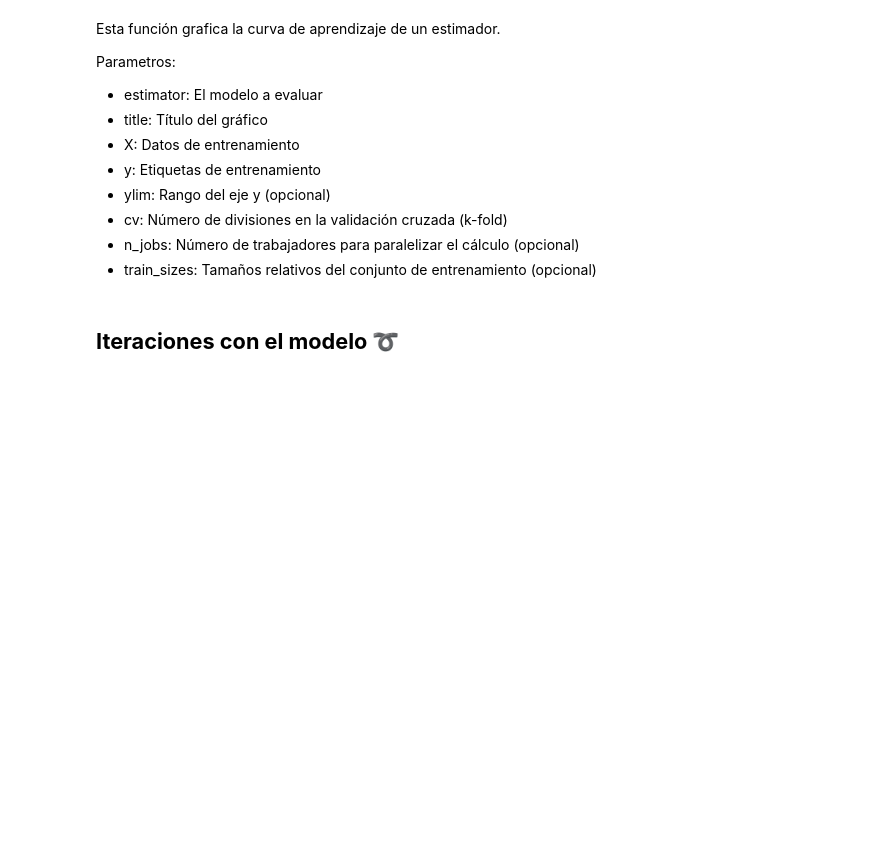
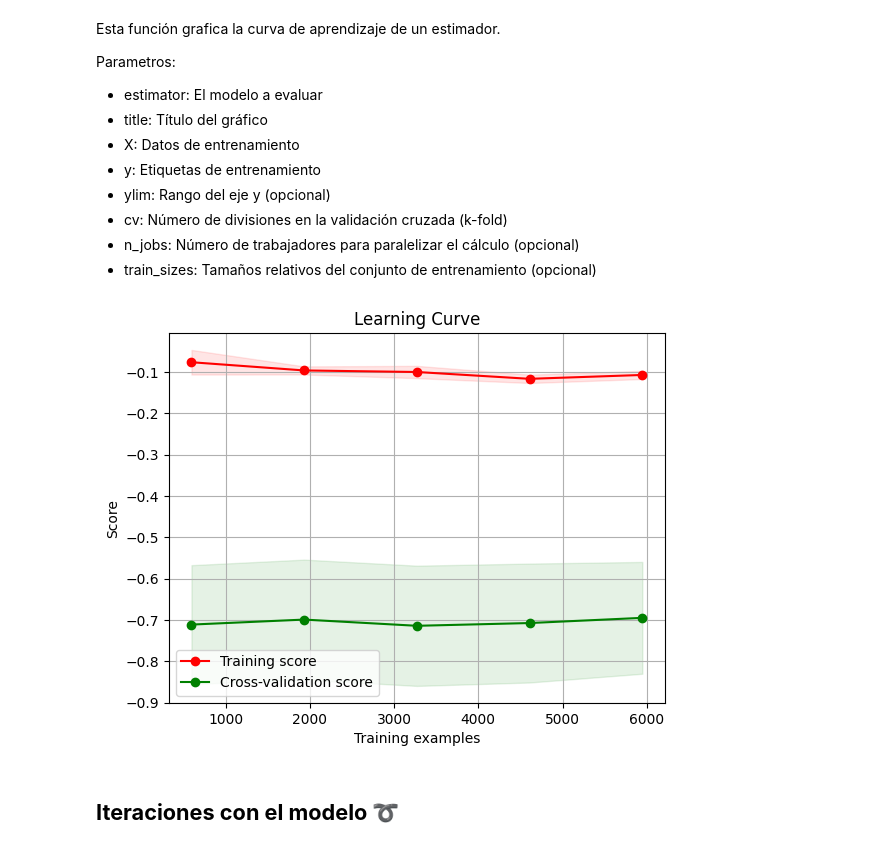
Before and after one commit to C0SS10/AI4ENG, a Jupyter notebook: 03 - Modelos-e-iteraciones.ipynb, the cells around one changed output. Cells and saved outputs as stored; diff of their text form; code cells hidden in the pictures; blank space fills up the shorter version.

```diff
--- a/03 - Modelos-e-iteraciones.ipynb
+++ b/03 - Modelos-e-iteraciones.ipynb
@@ -483,7 +479,7 @@ grid_search = GridSearchCV(
     forest_reg,  # El modelo a utilizar
     param_grid,  # La cuadrícula de parámetros a probar
     cv=5,  # Número de divisiones en la validación cruzada (k-fold)
-    scoring='neg_mean_squared_error',  # Métrica a optimizar
+    scoring='neg_root_mean_squared_error',  # Métrica a optimizar
     return_train_score=True  # Devolver puntajes de entrenamiento además de puntajes de prueba
 )
 
@@ -491,7 +487,7 @@ grid_search = GridSearchCV(
 grid_search.fit(x_train.values, y_train.values)
 
 # Mostrar los resultados del GridSearchCV
-print(grid_search)
+grid_search
 # %% [output]
 GridSearchCV(cv=5, estimator=RandomForestRegressor(random_state=42),
              param_grid=[{'max_features': [2, 4, 6, 8],
@@ -524,7 +523,7 @@ Parametros:
 # %%
 # Función para graficar la curva de aprendizaje
 def plot_learning_curve(estimator, title, X, y, ylim=None, cv=None,
-                        n_jobs=None, train_sizes=np.linspace(.1, 1.0, 5)):
+                        n_jobs=8, train_sizes=np.linspace(.1, 1.0, 5)):
 
     plt.figure()
     plt.title(title)
@@ -537,33 +536,35 @@ def plot_learning_curve(estimator, title, X, y, ylim=None, cv=None,
     train_sizes, train_scores, test_scores = learning_curve(
         estimator, X, y, cv=cv, n_jobs=n_jobs, train_sizes=train_sizes, scoring='neg_mean_squared_error')
 
     # Calcular medias y desviaciones estándar de los puntajes
     train_scores_mean = np.mean(train_scores, axis=1)
     train_scores_std = np.std(train_scores, axis=1)
     test_scores_mean = np.mean(test_scores, axis=1)
     test_scores_std = np.std(test_scores, axis=1)
 
     plt.grid()
 
     # Rellenar áreas entre las medias y desviaciones estándar
     plt.fill_between(train_sizes, train_scores_mean - train_scores_std,
                      train_scores_mean + train_scores_std, alpha=0.1,
                      color="r")
     plt.fill_between(train_sizes, test_scores_mean - test_scores_std,
                      test_scores_mean + test_scores_std, alpha=0.1, color="g")
 
     # Graficar puntajes medios
     plt.plot(train_sizes, train_scores_mean, 'o-', color="r",
              label="Training score")
     plt.plot(train_sizes, test_scores_mean, 'o-', color="g",
              label="Cross-validation score")
 
     plt.legend(loc="best")
     return plt
 
 # Graficar la curva de aprendizaje
 plot_learning_curve(best_model, "Learning Curve", x_train.values, y_train['unit_sales'].values.ravel(), cv=5)
 plt.show()
+# %% [output]
+[figure, added]
 # %% [markdown]
 ## **Iteraciones con el modelo ➰**
 # %% [markdown]
```
Also changed, not shown: parts of 18 cells of this notebook.
